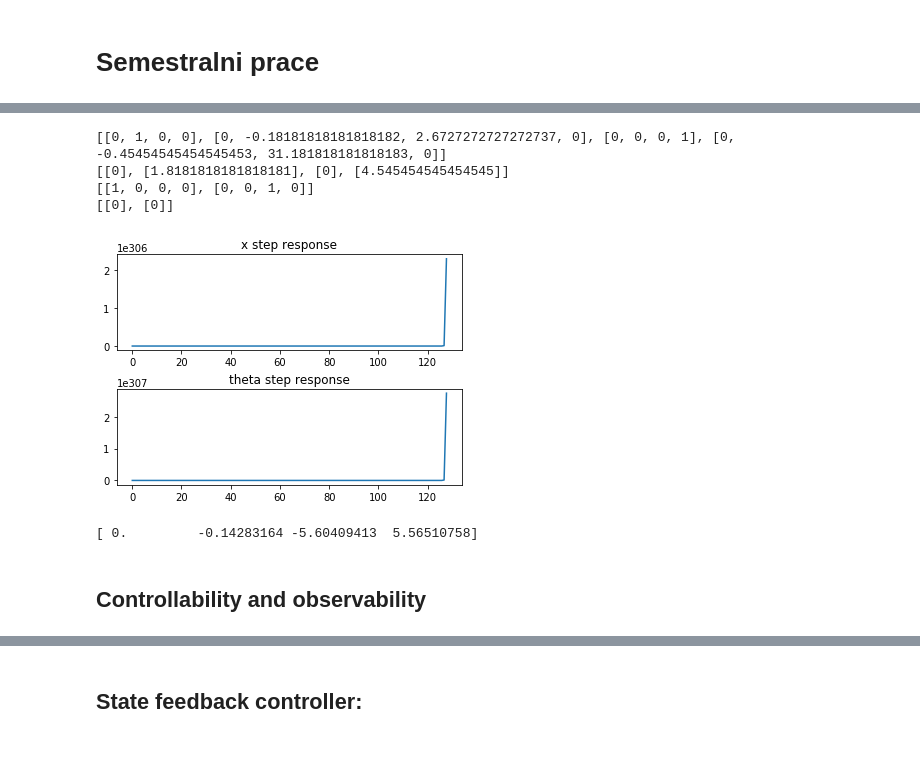
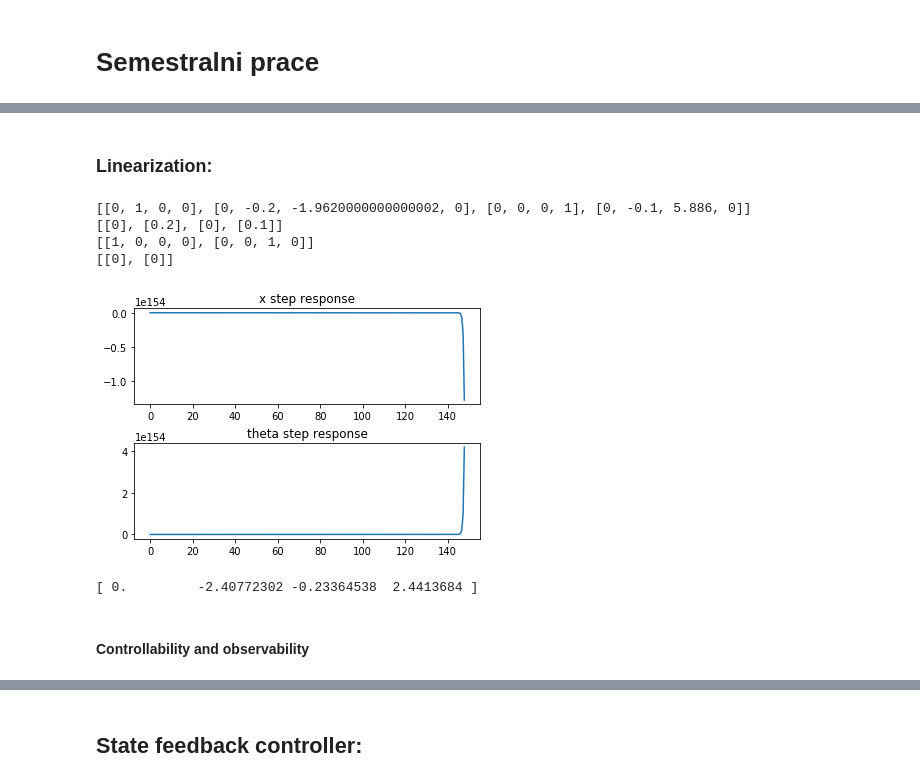
Before and after one commit to kipariss1/OPSR_InvertedPendulum, a Jupyter notebook: semestralka_jupyter.ipynb, the cells around one changed output, grey strips where cells are left out. Drawn from its saved outputs; the diff is of its cells as text; code cells hidden in the pictures; blank space fills up the shorter version.

```diff
--- a/semestralka_jupyter.ipynb
+++ b/semestralka_jupyter.ipynb
@@ -20,8 +23,8 @@ import matplotlib.animation as animation
 # %%
-M = .5
-m = 0.2
-b = 0.1
-I = 0.006
-g = 9.8
-l = 0.3
+m = 1      # mass of pendulum
+M = 5      # mass of cart
+L = 2      # length of pend
+g = -9.81
+d = 1      # coeefficient of friction
+b = 1      # cos(theta) for theta = pi
 # %% [markdown]
@@ -38,27 +61,23 @@ p = I*(M+m)+M*m*l**2
+# %% [markdown]
+### Linearization:
 # %%
-A = [[0,      1,              0,           0],
-     [0, -(I+m*l**2)*b/p,  (m**2*g*l**2)/p,   0],
-     [0,      0,              0,           1],
-     [0, -(m*l*b)/p,       m*g*l*(M+m)/p,  0]]
+# Linearizace kolem bodu theta = pi
 
-B = [[     0],
-     [(I+m*l**2)/p],
-     [     0],
-     [   m*l/p]]
-
-C = [[1, 0, 0, 0],
-     [0, 0, 1, 0]]
-
-D = [[0],
-     [0]]
-
+A = [[0, 1, 0, 0],
+    [0, -d/M, b*m*g/M, 0],
+    [0, 0, 0, 1],
+    [0, -b*d/(M*L), -b*(m+M)*g/(M*L), 0]]
+B = [[0], [1/M], [0], [b*1/(M*L)]]
+C = [[1, 0, 0, 0],[0, 0, 1, 0]]
+D = [[0], [0]]
+inv_pend_linsys = control.StateSpace(A, B, C, D)
 
 print(A)
 print(B)
 print(C)
 print(D)
 # %% [output]
-[[0, 1, 0, 0], [0, -0.18181818181818182, 2.6727272727272737, 0], [0, 0, 0, 1], [0, -0.45454545454545453, 31.181818181818183, 0]]
-[[0], [1.8181818181818181], [0], [4.545454545454545]]
+[[0, 1, 0, 0], [0, -0.2, -1.9620000000000002, 0], [0, 0, 0, 1], [0, -0.1, 5.886, 0]]
+[[0], [0.2], [0], [0.1]]
 [[1, 0, 0, 0], [0, 0, 1, 0]]
 [[0], [0]]
@@ -67,27 +84,29 @@ sys = control.StateSpace(A, B, C, D)
 # %%
-response = control.step_response(sys)
+response = control.step_response(inv_pend_linsys)
 
 fig, axs = plt.subplots(2)
 axs[0].plot(response.time, response.outputs[0][0])
 axs[0].set_title('x step response')
 axs[1].plot(response.time, response.outputs[1][0])
 axs[1].set_title('theta step response')
 plt.subplots_adjust(left=0.1,
                     bottom=0.1,
                     right=0.9,
                     top=0.9,
                     wspace=0.4,
                     hspace=0.4)
+
+# Soustava je nestabilni
 # %% [output]
-[figure, old version]
+[figure, new version]
 # %%
 w, v = np.linalg.eig(A)
 # %%
 print(w) # eigenvalues (vlastni cisla), jedno je kladne -> system je nestabilni
 # %% [output]
-[ 0.         -0.14283164 -5.60409413  5.56510758]
+[ 0.         -2.40772302 -0.23364538  2.4413684 ]
 # %% [markdown]
-## Controllability and observability
+#### Controllability and observability
 # %%
 # Making controllability gram matrix:
 
```
Also changed, not shown: parts of 26 cells of this notebook, 1 other file.
